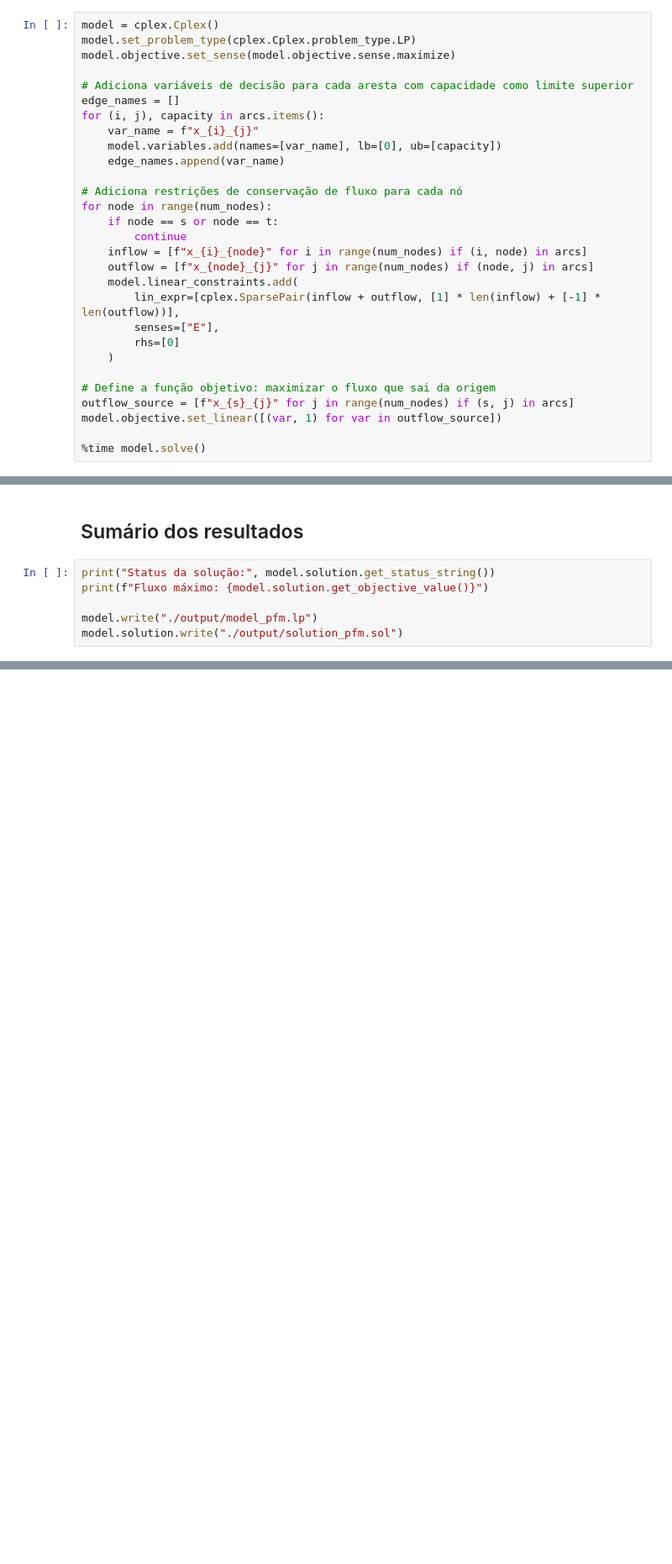
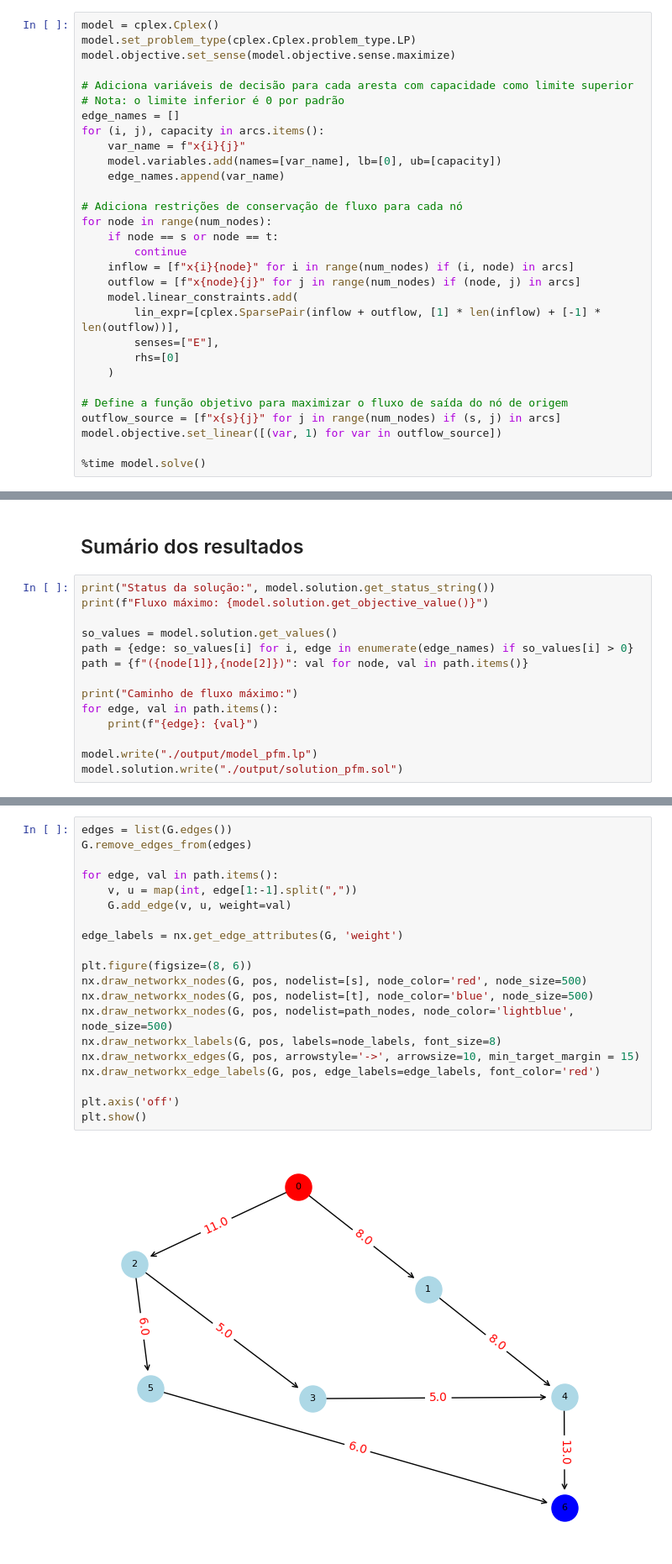
Before and after one commit to Durfan/ufsj_po_tp, a Jupyter notebook: problema_PFM.ipynb, the cells around one changed output, grey strips where cells are left out. Shown: that part at 84% size. Cells and saved outputs as stored; diff of their text form; blank space fills up the shorter version.

```diff
--- a/problema_PFM.ipynb
+++ b/problema_PFM.ipynb
@@ -71,9 +92,10 @@ model.set_problem_type(cplex.Cplex.problem_type.LP)
 model.objective.set_sense(model.objective.sense.maximize)
 
 # Adiciona variáveis de decisão para cada aresta com capacidade como limite superior
+# Nota: o limite inferior é 0 por padrão
 edge_names = []
 for (i, j), capacity in arcs.items():
-    var_name = f"x_{i}_{j}"
+    var_name = f"x{i}{j}"
     model.variables.add(names=[var_name], lb=[0], ub=[capacity])
     edge_names.append(var_name)
 
@@ -81,16 +103,16 @@ for (i, j), capacity in arcs.items():
 for node in range(num_nodes):
     if node == s or node == t:
         continue
-    inflow = [f"x_{i}_{node}" for i in range(num_nodes) if (i, node) in arcs]
-    outflow = [f"x_{node}_{j}" for j in range(num_nodes) if (node, j) in arcs]
+    inflow = [f"x{i}{node}" for i in range(num_nodes) if (i, node) in arcs]
+    outflow = [f"x{node}{j}" for j in range(num_nodes) if (node, j) in arcs]
     model.linear_constraints.add(
         lin_expr=[cplex.SparsePair(inflow + outflow, [1] * len(inflow) + [-1] * len(outflow))],
         senses=["E"],
         rhs=[0]
     )
 
-# Define a função objetivo: maximizar o fluxo que sai da origem
-outflow_source = [f"x_{s}_{j}" for j in range(num_nodes) if (s, j) in arcs]
+# Define a função objetivo para maximizar o fluxo de saída do nó de origem
+outflow_source = [f"x{s}{j}" for j in range(num_nodes) if (s, j) in arcs]
 model.objective.set_linear([(var, 1) for var in outflow_source])
 
 %time model.solve()
@@ -113,6 +135,14 @@ Wall time: 21.5 ms
 print("Status da solução:", model.solution.get_status_string())
 print(f"Fluxo máximo: {model.solution.get_objective_value()}")
 
+so_values = model.solution.get_values()
+path = {edge: so_values[i] for i, edge in enumerate(edge_names) if so_values[i] > 0}
+path = {f"({node[1]},{node[2]})": val for node, val in path.items()}
+
+print("Caminho de fluxo máximo:")
+for edge, val in path.items():
+    print(f"{edge}: {val}")
+
 model.write("./output/model_pfm.lp")
 model.solution.write("./output/solution_pfm.sol")
 # %% [output]
@@ -121,0 +161,22 @@ Fluxo máximo: 19.0
+# %%
+edges = list(G.edges())
+G.remove_edges_from(edges)
+
+for edge, val in path.items():
+    v, u = map(int, edge[1:-1].split(","))
+    G.add_edge(v, u, weight=val)
+
+edge_labels = nx.get_edge_attributes(G, 'weight')
+
+plt.figure(figsize=(8, 6))
+nx.draw_networkx_nodes(G, pos, nodelist=[s], node_color='red', node_size=500)
+nx.draw_networkx_nodes(G, pos, nodelist=[t], node_color='blue', node_size=500)
+nx.draw_networkx_nodes(G, pos, nodelist=path_nodes, node_color='lightblue', node_size=500)
+nx.draw_networkx_labels(G, pos, labels=node_labels, font_size=8)
+nx.draw_networkx_edges(G, pos, arrowstyle='->', arrowsize=10, min_target_margin = 15)
+nx.draw_networkx_edge_labels(G, pos, edge_labels=edge_labels, font_color='red')
+
+plt.axis('off')
+plt.show()
+# %% [output]
+[figure, added]
```
Also changed, not shown: parts of 6 cells of this notebook, 11 other files.
